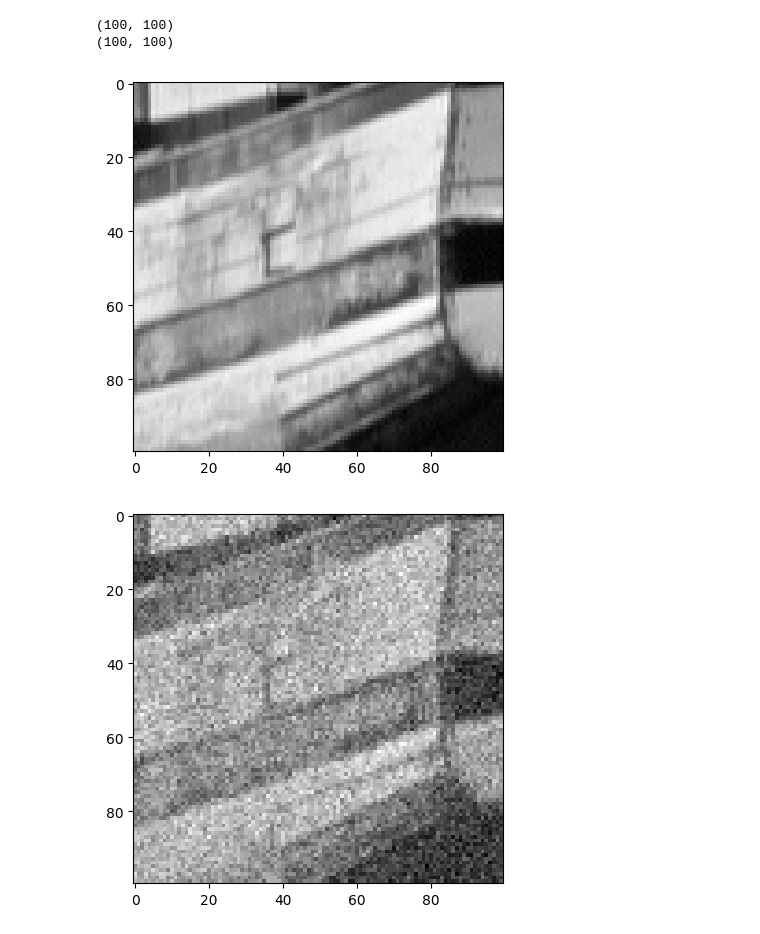
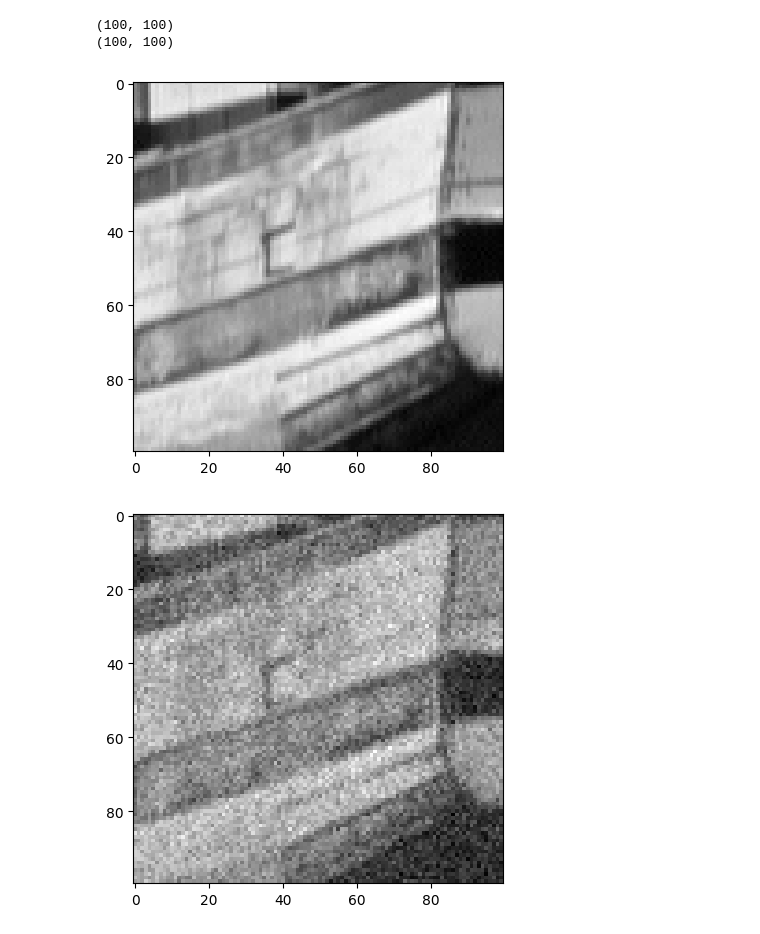
Before and after one commit to AlexDom513/ECE-6560-Final-Project, a Jupyter notebook: code/Sigmoid.ipynb, the cells around one changed output. Drawn from its saved outputs; the diff is of its cells as text; code cells hidden in the pictures.

```diff
--- a/code/Sigmoid.ipynb
+++ b/code/Sigmoid.ipynb
@@ -4,37 +4,37 @@
 
 import numpy as np
 from PIL import Image
 import matplotlib.pyplot as plt
 
 img = Image.open('../images/boats.bmp')
 img = np.array(img)
 img = img[300:400,300:400]
 print(img.shape)
 #noise = 30*np.random.randn(img.shape[0],img.shape[1]) # standard normal distribution
 
-mean = 1
-std_dev = .5
-noise = 50*np.random.normal(mean, std_dev, (img.shape[0],img.shape[1]))
+mean = 200
+std_dev = 20
+noise = np.random.normal(mean, std_dev, (img.shape[0],img.shape[1]))
 
 
 # #salt and pepper noise
 # for i in range(img.shape[0]):
 #   for j in range(img.shape[1]):
 #     if (np.random.randint(0, 100) == 3):
 #       img[i][j] = 1
 
 
 print(noise.shape)
 plt.imshow(img,cmap='gray')
 plt.show()
 img = img + noise
 plt.imshow(img, cmap='gray')
 plt.show()
 # %% [output]
 (100, 100)
 (100, 100)
 [figure]
-[figure, old version]
+[figure, new version]
 # %%
 # partial derivatives
 
```
Also changed, not shown: parts of 1 cell of this notebook, 7 other files.
